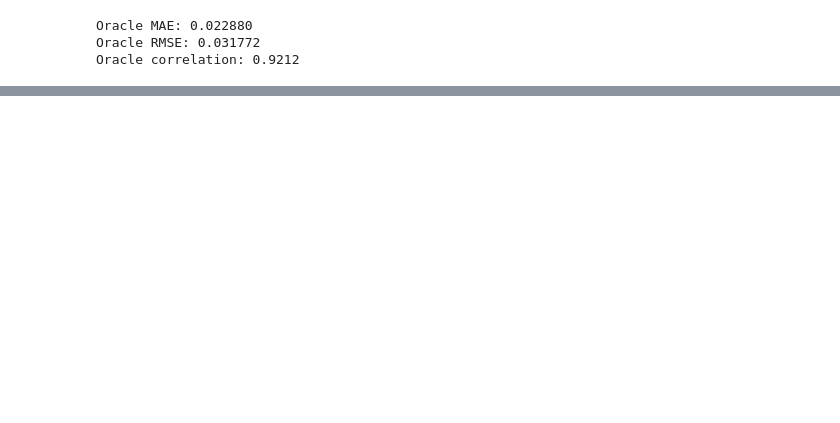
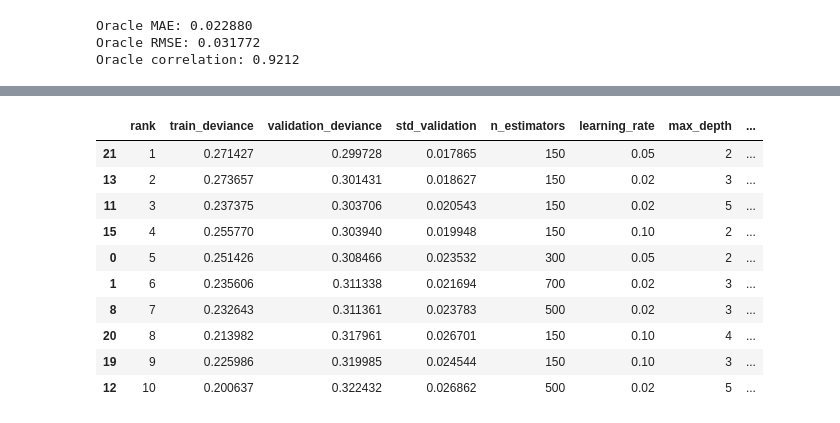
Before and after one commit to ActuarioDereckFuzz/Modelos_estadisticosvsMLvsDeep-Learning, a Jupyter notebook: notebooks/04_machine_learning.ipynb, the cells around one changed output, grey strips where cells are left out. Saved outputs shown, nothing was run; the diff lists cells and outputs as text; code cells hidden in the pictures; blank space fills up the shorter version.

```diff
--- a/notebooks/04_machine_learning.ipynb
+++ b/notebooks/04_machine_learning.ipynb
@@ -1244,0 +1991,13 @@ Oracle correlation: 0.9212
+# %%
+xgb_severity_search = RandomizedSearchCV(
+    estimator=xgb_severity,
+    param_distributions=xgb_severity_params,
+    n_iter=25,
+    scoring=gamma_scorer,
+    cv=severity_cv,
+    refit=True,
+    return_train_score=True,
+    random_state=SEED,
+    n_jobs=-1,
+    verbose=1
+)
@@ -1244,0 +2034,76 @@ Oracle correlation: 0.9212
+# %%
+xgb_sev_cv_results = pd.DataFrame(
+    xgb_severity_search.cv_results_
+)
+
+xgb_sev_cv_summary = pd.DataFrame({
+    "rank":
+        xgb_sev_cv_results["rank_test_score"],
+
+    "train_deviance":
+        -xgb_sev_cv_results["mean_train_score"],
+
+    "validation_deviance":
+        -xgb_sev_cv_results["mean_test_score"],
+
+    "std_validation":
+        xgb_sev_cv_results["std_test_score"],
+
+    "n_estimators":
+        xgb_sev_cv_results[
+            "param_model__n_estimators"
+        ],
+
+    "learning_rate":
+        xgb_sev_cv_results[
+            "param_model__learning_rate"
+        ],
+
+    "max_depth":
+        xgb_sev_cv_results[
+            "param_model__max_depth"
+        ],
+
+    "min_child_weight":
+        xgb_sev_cv_results[
+            "param_model__min_child_weight"
+        ],
+
+    "subsample":
+        xgb_sev_cv_results[
+            "param_model__subsample"
+        ],
+
+    "colsample":
+        xgb_sev_cv_results[
+            "param_model__colsample_bytree"
+        ],
+
+    "reg_lambda":
+        xgb_sev_cv_results[
+            "param_model__reg_lambda"
+        ],
+
+    "reg_alpha":
+        xgb_sev_cv_results[
+            "param_model__reg_alpha"
+        ]
+})
+
+(
+    xgb_sev_cv_summary
+    .sort_values("rank")
+    .head(10)
+)
+# %% [output]
+|  | rank | train_deviance | validation_deviance | std_validation | n_estimators | learning_rate | max_depth | ... |
+| 21 | 1 | 0.271427 | 0.299728 | 0.017865 | 150 | 0.05 | 2 | ... |
+| 13 | 2 | 0.273657 | 0.301431 | 0.018627 | 150 | 0.02 | 3 | ... |
+| 11 | 3 | 0.237375 | 0.303706 | 0.020543 | 150 | 0.02 | 5 | ... |
+| 15 | 4 | 0.255770 | 0.303940 | 0.019948 | 150 | 0.10 | 2 | ... |
+| 0 | 5 | 0.251426 | 0.308466 | 0.023532 | 300 | 0.05 | 2 | ... |
+| 1 | 6 | 0.235606 | 0.311338 | 0.021694 | 700 | 0.02 | 3 | ... |
+| 8 | 7 | 0.232643 | 0.311361 | 0.023783 | 500 | 0.02 | 3 | ... |
+| 20 | 8 | 0.213982 | 0.317961 | 0.026701 | 150 | 0.10 | 4 | ... |
+| 19 | 9 | 0.225986 | 0.319985 | 0.024544 | 150 | 0.10 | 3 | ... |
+| 12 | 10 | 0.200637 | 0.322432 | 0.026862 | 500 | 0.02 | 5 | ... |
```
Also changed, not shown: parts of 89 cells of this notebook.
